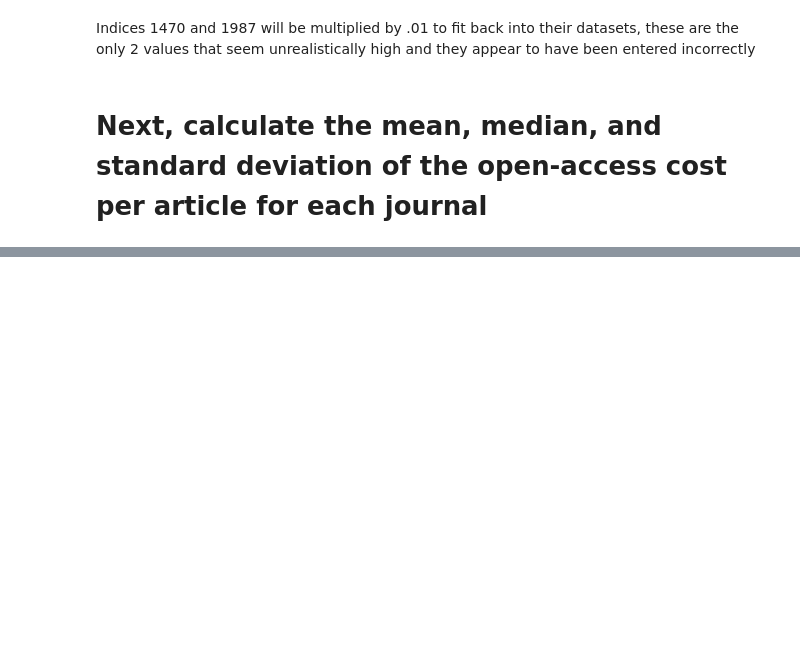
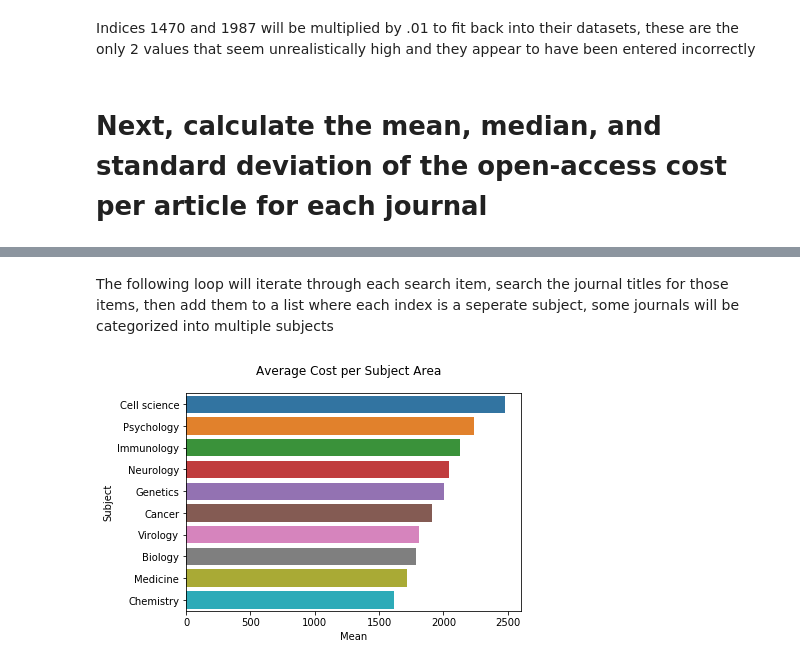
Before and after one commit to dstolbert/Challenge-Data-cleaning-and-calidation, a Jupyter notebook: Challenge- data cleaning and validation.ipynb, the cells around one changed output, grey strips where cells are left out. Cells and saved outputs as stored; diff of their text form; code cells hidden in the pictures; blank space fills up the shorter version.

```diff
--- a/Challenge- data cleaning and validation.ipynb
+++ b/Challenge- data cleaning and validation.ipynb
@@ -297,0 +274,47 @@ Name: Cost, Length: 857, dtype: float64
+# %%
+#Create search items to categorize into each subject
+
+subjects = [{'subject': 'chemistry', 'search_items':['chem']},
+            {'subject': 'biology', 'search_items':['bio']},
+            {'subject': 'medicine', 'search_items':['med']},
+            {'subject': 'immunology', 'search_items':['immun']},
+            {'subject': 'neurology', 'search_items':['neuro', 'brain']},
+            {'subject': 'psychology', 'search_items':['psych']},
+            {'subject': 'virology', 'search_items':['viro', 'virus']},
+            {'subject': 'cell science', 'search_items':['cell']},
+            {'subject': 'genetics', 'search_items':['gene']},
+            {'subject': 'cancer', 'search_items':['cancer', 'onco']}]
+# %% [markdown]
+The following loop will iterate through each search item, search the journal titles for those items, then add them to a list where each index is a seperate subject, some journals will be categorized into multiple subjects
+# %%
+temp = []
+subjects_list = list(range(len(subjects)))
+
+for i in range(len(subjects)):
+    for ii in range(len(df['Journal title'])):
+        for iii in range(len(subjects[i]['search_items'])):
+            if subjects[i]['search_items'][iii] in df.loc[ii, 'Journal title']:
+                temp.append(df.loc[ii, 'Cost'])
+    subjects_list[i] = temp
+    temp = []
+# %%
+import statistics as stats
+subjects_df = pd.DataFrame()
+
+subject_means = []
+for i in range(len(subjects_list)):
+    subject_means.append(stats.mean(subjects_list[i]))
+
+names = []
+for subject in subjects:
+    names.append(subject['subject'].capitalize())
+
+subjects_df['Mean'] = subject_means
+subjects_df['Subject'] = names
+subjects_df = subjects_df.sort_values(by='Mean', ascending=False)
+
+sns.barplot(y='Subject',x='Mean', data=subjects_df)
+plt.suptitle('Average Cost per Subject Area')
+plt.show()
+# %% [output]
+[figure, added]
```
Also changed, not shown: parts of 8 cells of this notebook.
